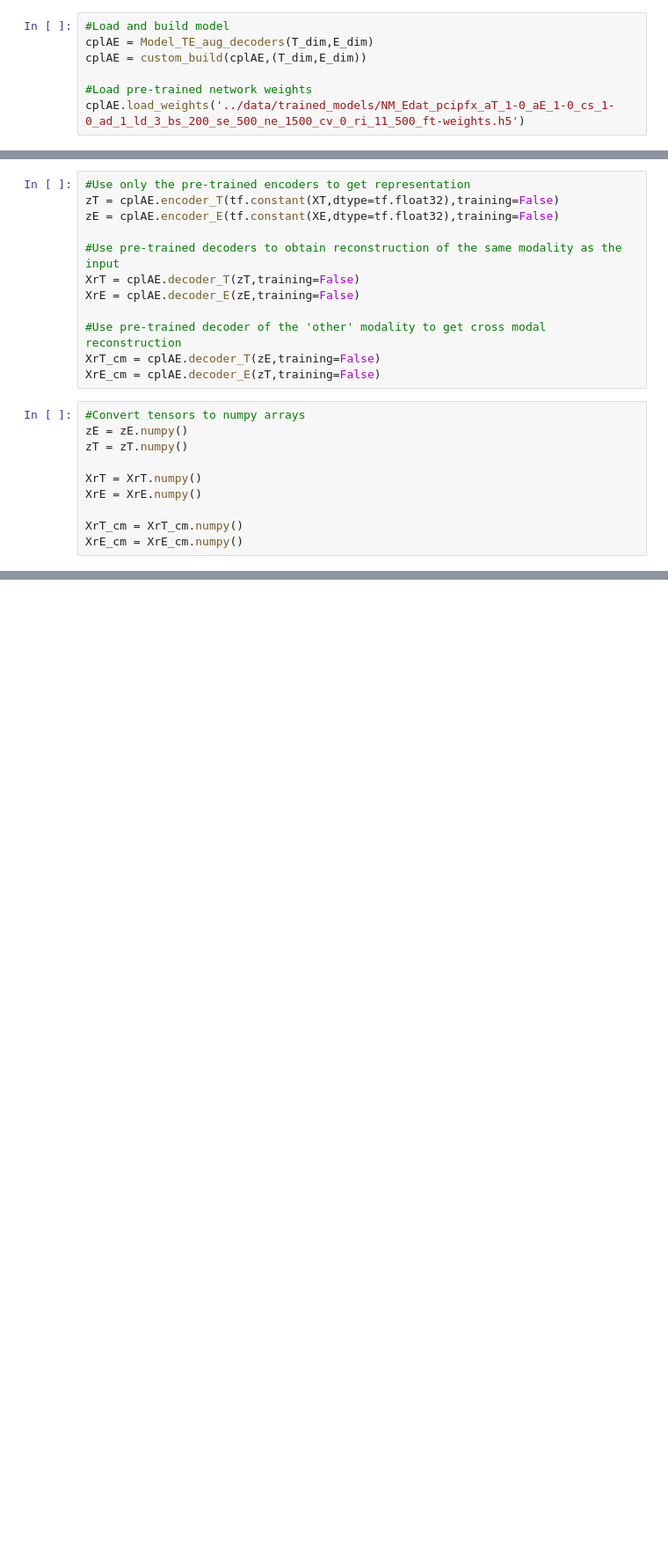
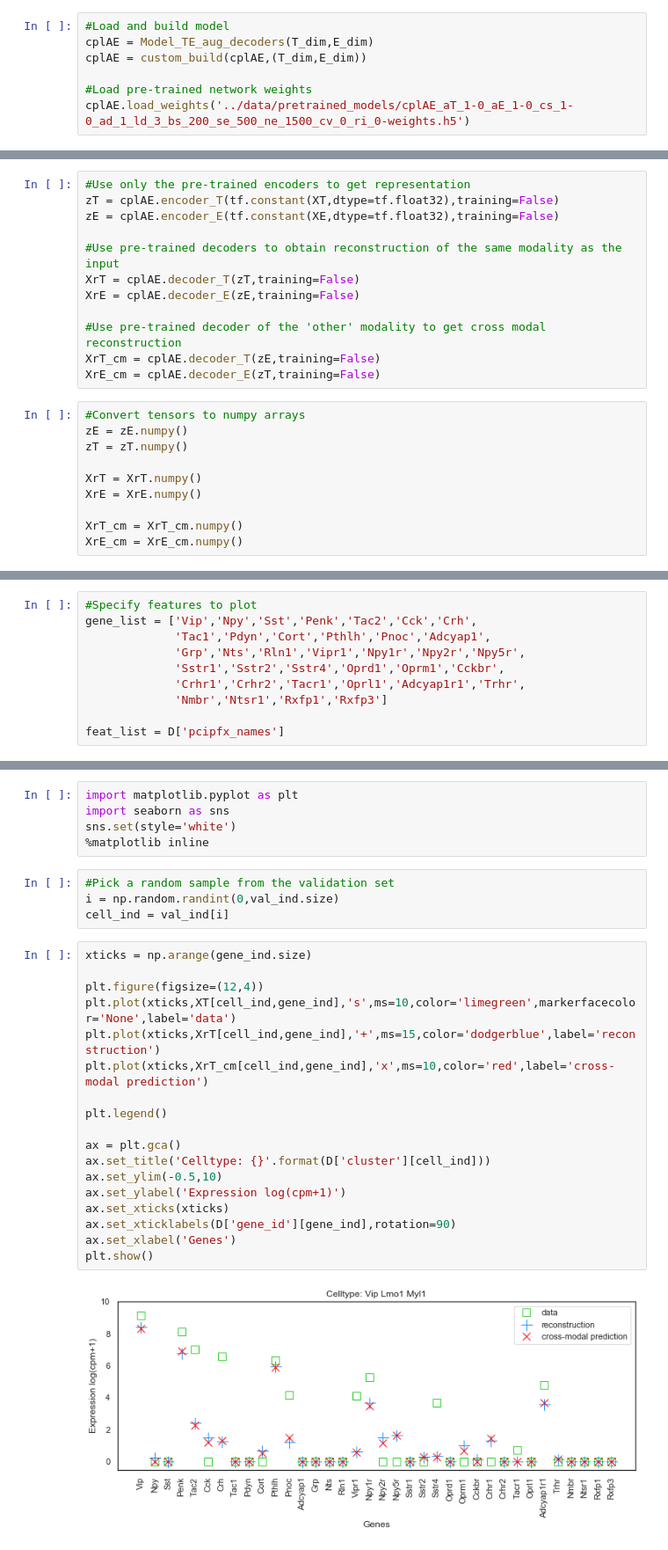
Before and after one commit to AllenInstitute/coupledAE-patchseq, a Jupyter notebook: refactor/notebooks/crossmodal_prediction.ipynb, the cells around one changed output, grey strips where cells are left out. Shown at 88% size. Cells and saved outputs as stored; diff of their text form; blank space fills up the shorter version.

```diff
--- a/refactor/notebooks/crossmodal_prediction.ipynb
+++ b/refactor/notebooks/crossmodal_prediction.ipynb
@@ -35,5 +34,5 @@ cplAE = Model_TE_aug_decoders(T_dim,E_dim)
 cplAE = custom_build(cplAE,(T_dim,E_dim))
 
 #Load pre-trained network weights
-cplAE.load_weights('../data/trained_models/NM_Edat_pcipfx_aT_1-0_aE_1-0_cs_1-0_ad_1_ld_3_bs_200_se_500_ne_1500_cv_0_ri_11_500_ft-weights.h5')
+cplAE.load_weights('../data/pretrained_models/cplAE_aT_1-0_aE_1-0_cs_1-0_ad_1_ld_3_bs_200_se_500_ne_1500_cv_0_ri_0-weights.h5')
 # %% [markdown]
@@ -70,0 +73,10 @@ Within modality reconstructions can be viewed as an upper bound for accuracy of
+# %%
+#Specify features to plot
+gene_list = ['Vip','Npy','Sst','Penk','Tac2','Cck','Crh',
+             'Tac1','Pdyn','Cort','Pthlh','Pnoc','Adcyap1',
+             'Grp','Nts','Rln1','Vipr1','Npy1r','Npy2r','Npy5r',
+             'Sstr1','Sstr2','Sstr4','Oprd1','Oprm1','Cckbr',
+             'Crhr1','Crhr2','Tacr1','Oprl1','Adcyap1r1','Trhr',
+             'Nmbr','Ntsr1','Rxfp1','Rxfp3']
+
+feat_list = D['pcipfx_names']
@@ -70,0 +108,29 @@ Within modality reconstructions can be viewed as an upper bound for accuracy of
+# %%
+import matplotlib.pyplot as plt
+import seaborn as sns
+sns.set(style='white')
+%matplotlib inline
+# %%
+#Pick a random sample from the validation set
+i = np.random.randint(0,val_ind.size)
+cell_ind = val_ind[i]
+# %%
+xticks = np.arange(gene_ind.size)
+
+plt.figure(figsize=(12,4))
+plt.plot(xticks,XT[cell_ind,gene_ind],'s',ms=10,color='limegreen',markerfacecolor='None',label='data')
+plt.plot(xticks,XrT[cell_ind,gene_ind],'+',ms=15,color='dodgerblue',label='reconstruction')
+plt.plot(xticks,XrT_cm[cell_ind,gene_ind],'x',ms=10,color='red',label='cross-modal prediction')
+
+plt.legend()
+
+ax = plt.gca()
+ax.set_title('Celltype: {}'.format(D['cluster'][cell_ind]))
+ax.set_ylim(-0.5,10)
+ax.set_ylabel('Expression log(cpm+1)')
+ax.set_xticks(xticks)
+ax.set_xticklabels(D['gene_id'][gene_ind],rotation=90)
+ax.set_xlabel('Genes')
+plt.show()
+# %% [output]
+[figure, added]
```
Also changed, not shown: parts of 10 cells of this notebook, 5 other files.
